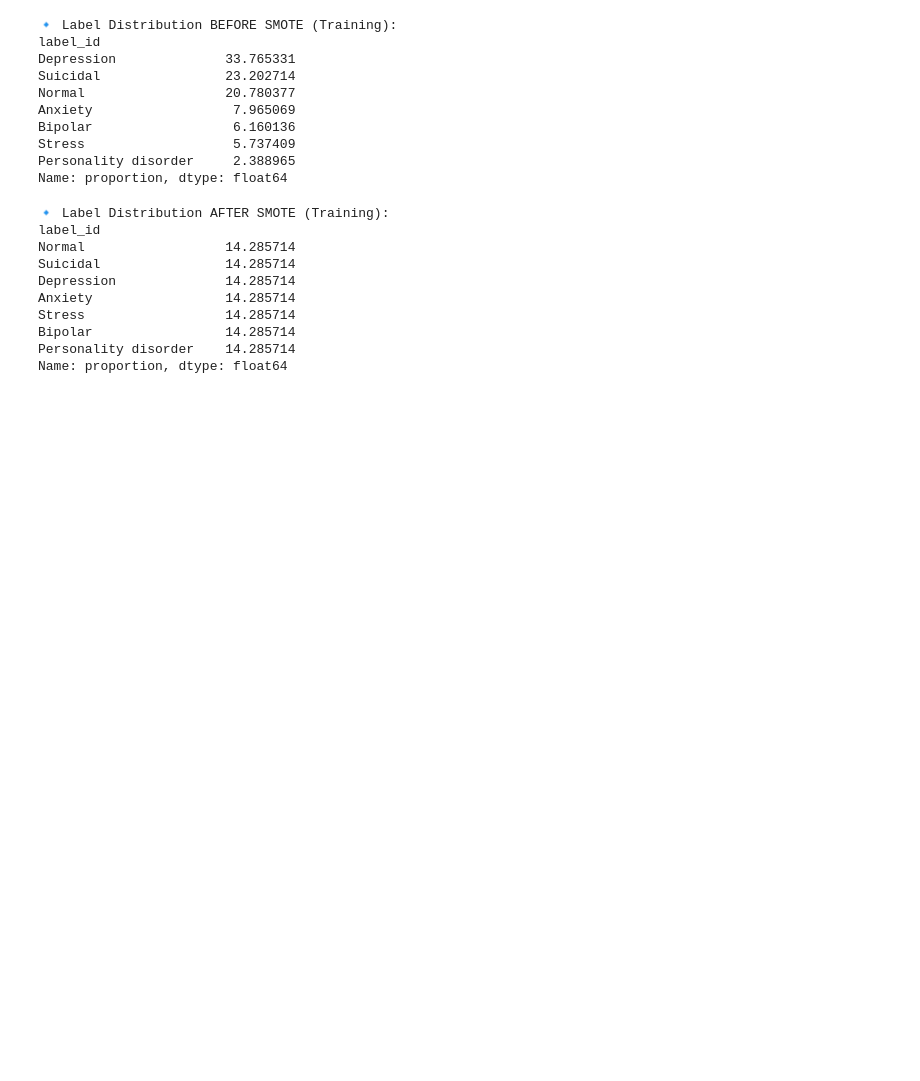
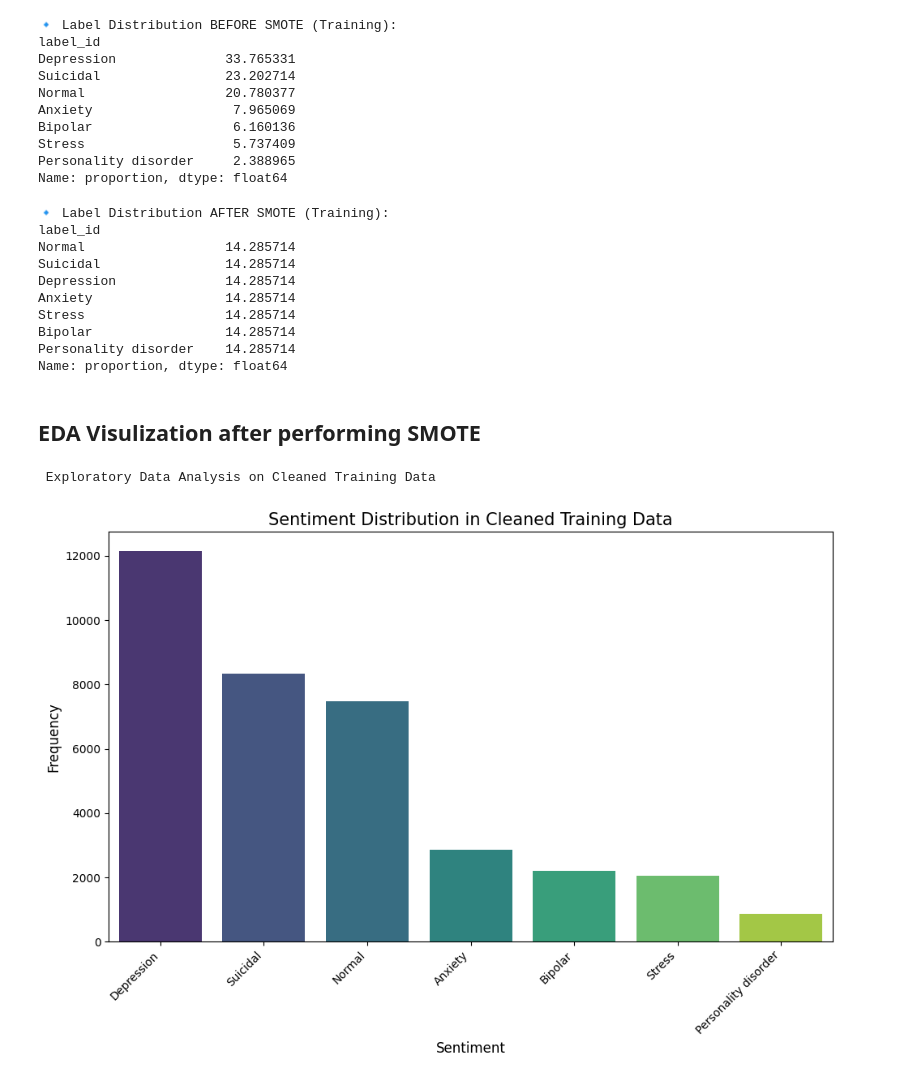
Before and after one commit to anas-maroof/AI-Driven-Mental-Health-Monitoring, a Jupyter notebook: Mental_Health_Sentiment_Analysis.ipynb, the cells around one changed output. Saved outputs shown, nothing was run; the diff lists cells and outputs as text; code cells hidden in the pictures; blank space fills up the shorter version.

Commit message:
EDA on Cleaned Training Data

```diff
--- a/Mental_Health_Sentiment_Analysis.ipynb
+++ b/Mental_Health_Sentiment_Analysis.ipynb
@@ -570,3 +536,28 @@ Stress                  14.285714
 Bipolar                 14.285714
 Personality disorder    14.285714
 Name: proportion, dtype: float64
+# %% [markdown]
+## EDA Visulization after performing SMOTE
+# %%
+print("\n Exploratory Data Analysis on Cleaned Training Data")
+
+OUTPUT_DIR = "outputs"
+os.makedirs(OUTPUT_DIR, exist_ok=True)
+
+# Sentiment Frequency Bar Chart
+
+if not y_train_cleaned.empty:
+    plt.figure(figsize=(10, 7))
+    sentiment_counts_train = y_train_cleaned.map(id_to_label).value_counts()
+    sns.barplot(x=sentiment_counts_train.index, y=sentiment_counts_train.values, hue=sentiment_counts_train.index, palette="viridis", legend = False)
+    plt.title('Sentiment Distribution in Cleaned Training Data', fontsize=15)
+    plt.ylabel('Frequency', fontsize=12)
+    plt.xlabel('Sentiment', fontsize=12)
+    plt.xticks(rotation=45, ha='right', fontsize=10)
+    plt.yticks(fontsize=10)
+    plt.tight_layout()
+    plt.savefig(os.path.join(OUTPUT_DIR, 'sentiment_distribution_train_cleaned_bar.png'))
+    plt.show()
+# %% [output]
+ Exploratory Data Analysis on Cleaned Training Data
+[figure, added]
```
Also changed, not shown: parts of 3 cells of this notebook, 1 other file.
